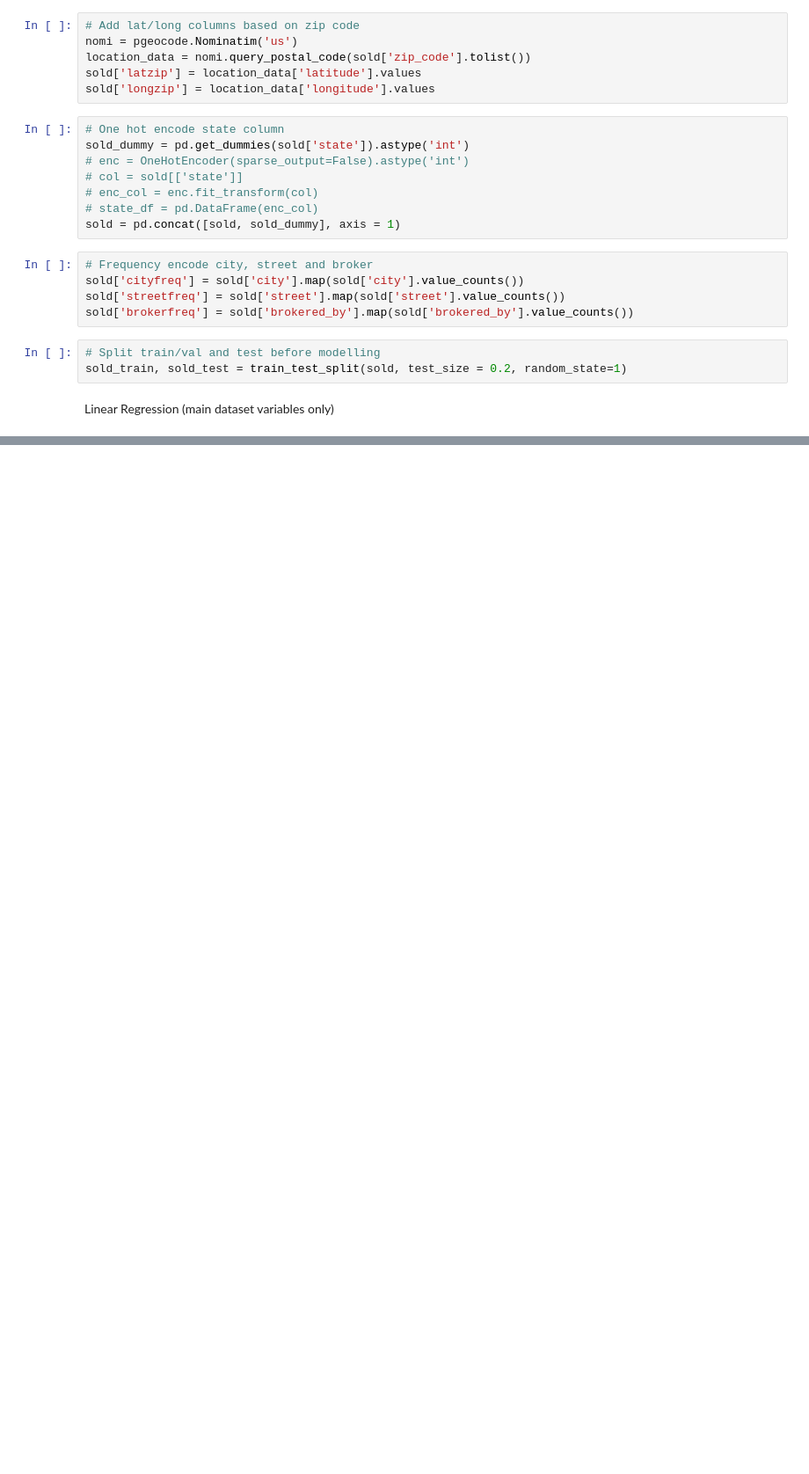
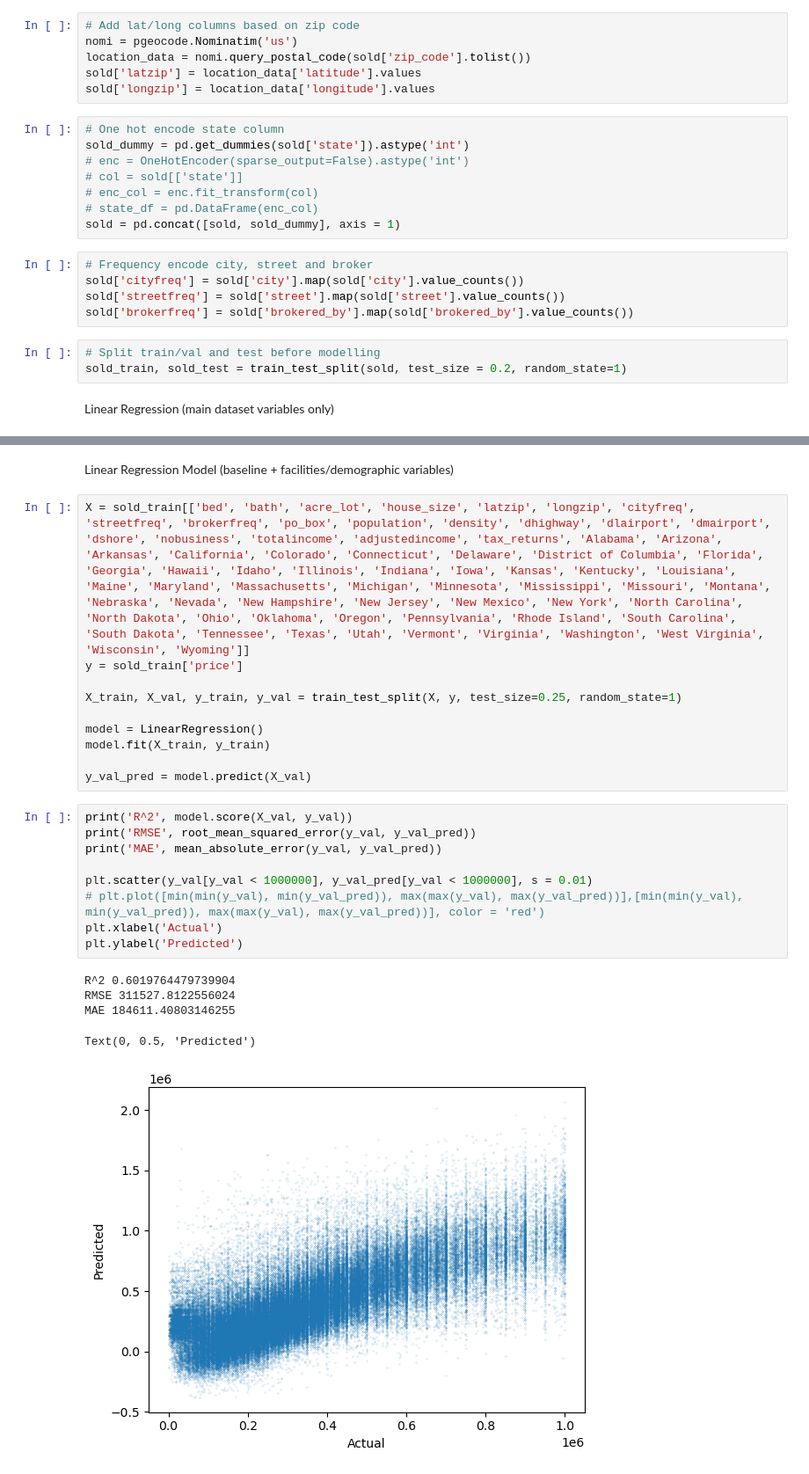
Before and after one commit to luke-dillon/PlacementProject, a Jupyter notebook: model.ipynb, the cells around one changed output, grey strips where cells are left out. Shown at 88% size. Cells and saved outputs as stored; diff of their text form; blank space fills up the shorter version.

```diff
--- a/model.ipynb
+++ b/model.ipynb
@@ -75,0 +135,27 @@ Text(0, 0.5, 'Predicted')
+# %% [markdown]
+Linear Regression Model (baseline + facilities/demographic variables)
+# %%
+X = sold_train[['bed', 'bath', 'acre_lot', 'house_size', 'latzip', 'longzip', 'cityfreq', 'streetfreq', 'brokerfreq', 'po_box', 'population', 'density', 'dhighway', 'dlairport', 'dmairport', 'dshore', 'nobusiness', 'totalincome', 'adjustedincome', 'tax_returns', 'Alabama', 'Arizona', 'Arkansas', 'California', 'Colorado', 'Connecticut', 'Delaware', 'District of Columbia', 'Florida', 'Georgia', 'Hawaii', 'Idaho', 'Illinois', 'Indiana', 'Iowa', 'Kansas', 'Kentucky', 'Louisiana', 'Maine', 'Maryland', 'Massachusetts', 'Michigan', 'Minnesota', 'Mississippi', 'Missouri', 'Montana', 'Nebraska', 'Nevada', 'New Hampshire', 'New Jersey', 'New Mexico', 'New York', 'North Carolina', 'North Dakota', 'Ohio', 'Oklahoma', 'Oregon', 'Pennsylvania', 'Rhode Island', 'South Carolina', 'South Dakota', 'Tennessee', 'Texas', 'Utah', 'Vermont', 'Virginia', 'Washington', 'West Virginia', 'Wisconsin', 'Wyoming']]
+y = sold_train['price']
+
+X_train, X_val, y_train, y_val = train_test_split(X, y, test_size=0.25, random_state=1)
+
+model = LinearRegression()
+model.fit(X_train, y_train)
+
+y_val_pred = model.predict(X_val)
+# %%
+print('R^2', model.score(X_val, y_val))
+print('RMSE', root_mean_squared_error(y_val, y_val_pred))
+print('MAE', mean_absolute_error(y_val, y_val_pred))
+
+plt.scatter(y_val[y_val < 1000000], y_val_pred[y_val < 1000000], s = 0.01)
+# plt.plot([min(min(y_val), min(y_val_pred)), max(max(y_val), max(y_val_pred))],[min(min(y_val), min(y_val_pred)), max(max(y_val), max(y_val_pred))], color = 'red')
+plt.xlabel('Actual')
+plt.ylabel('Predicted')
+# %% [output]
+R^2 0.6019764479739904
+RMSE 311527.8122556024
+MAE 184611.40803146255
+Text(0, 0.5, 'Predicted')
+[figure, added]
```
Also changed, not shown: parts of 17 cells of this notebook.
